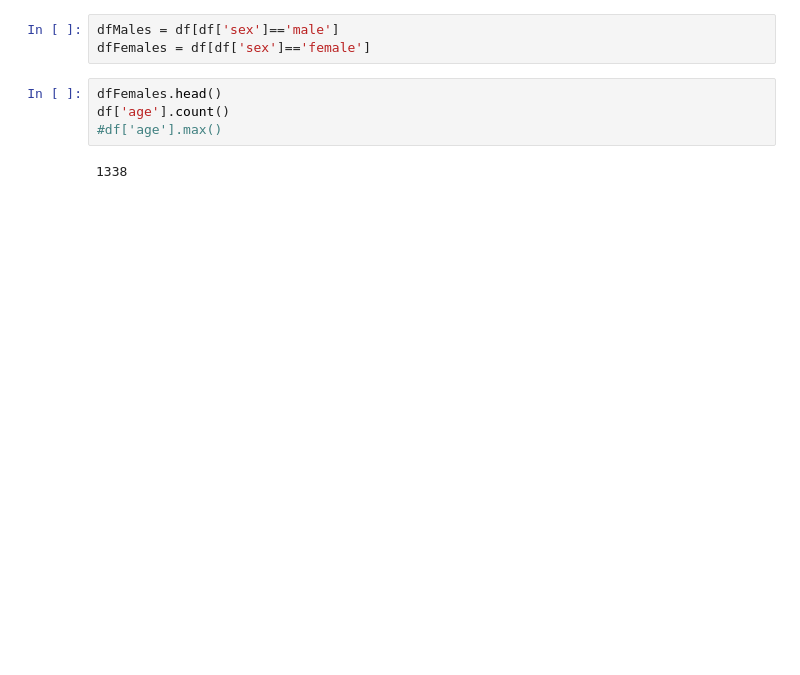
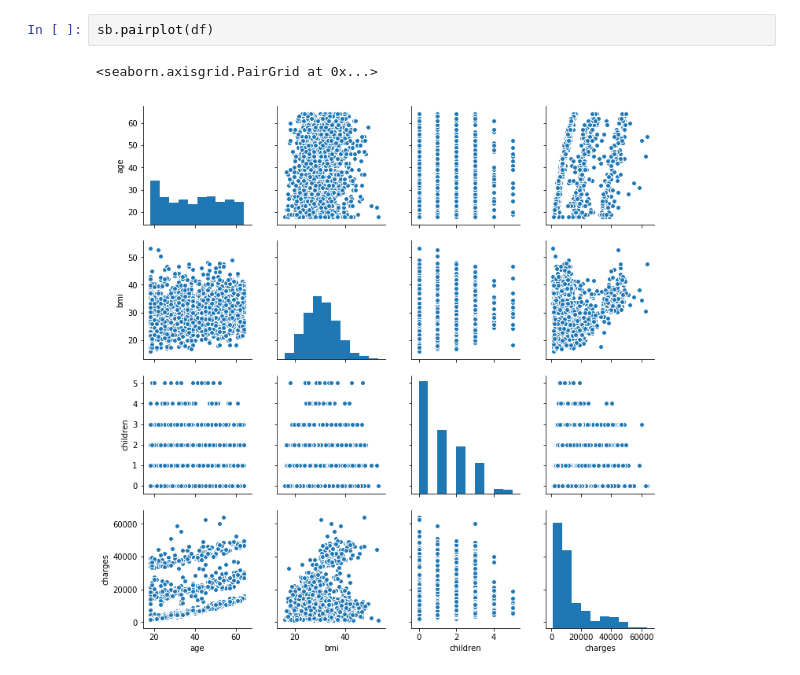
Before and after one commit to unoCamel/BigGoatPlayPen, a Jupyter notebook: Notebooks/insurance.ipynb, the cells around one changed output. Drawn from its saved outputs; the diff is of its cells as text; blank space fills up the shorter version.

```diff
--- a/Notebooks/insurance.ipynb
+++ b/Notebooks/insurance.ipynb
@@ -9,12 +18,8 @@ df = pd.read_csv("datasets/insurance.csv")
-# %%
-dfMales = df[df['sex']=='male']
-dfFemales = df[df['sex']=='female']
-# %%
-dfFemales.head()
-df['age'].count()
-#df['age'].max()
-# %% [output]
-1338
+# %%
+sb.pairplot(df)
+# %% [output]
+<seaborn.axisgrid.PairGrid at 0x...>
+[figure, added]
 # %%
 #%matplotlib notebook
 #Average plots across ages
```
Also changed, not shown: parts of 7 cells of this notebook.
